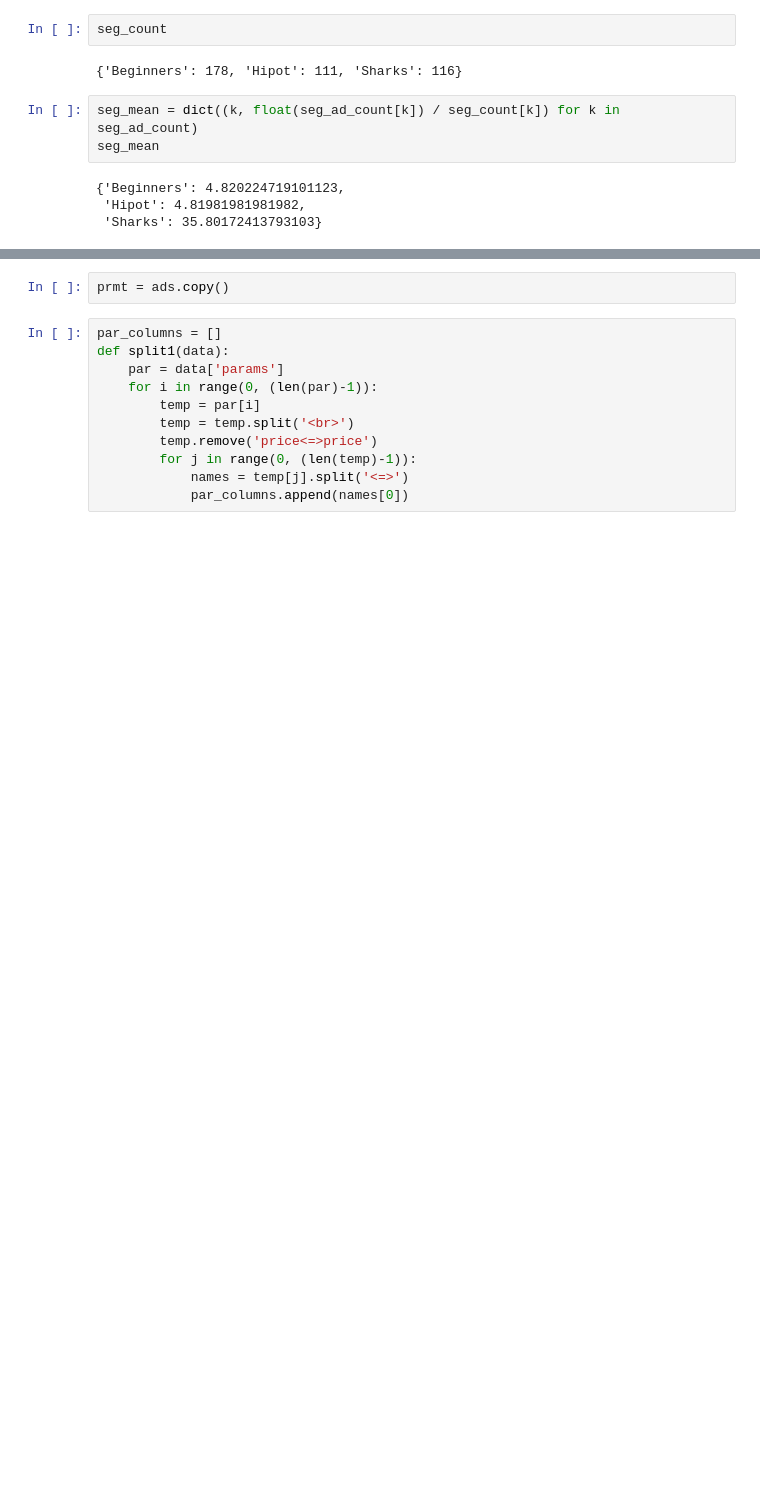
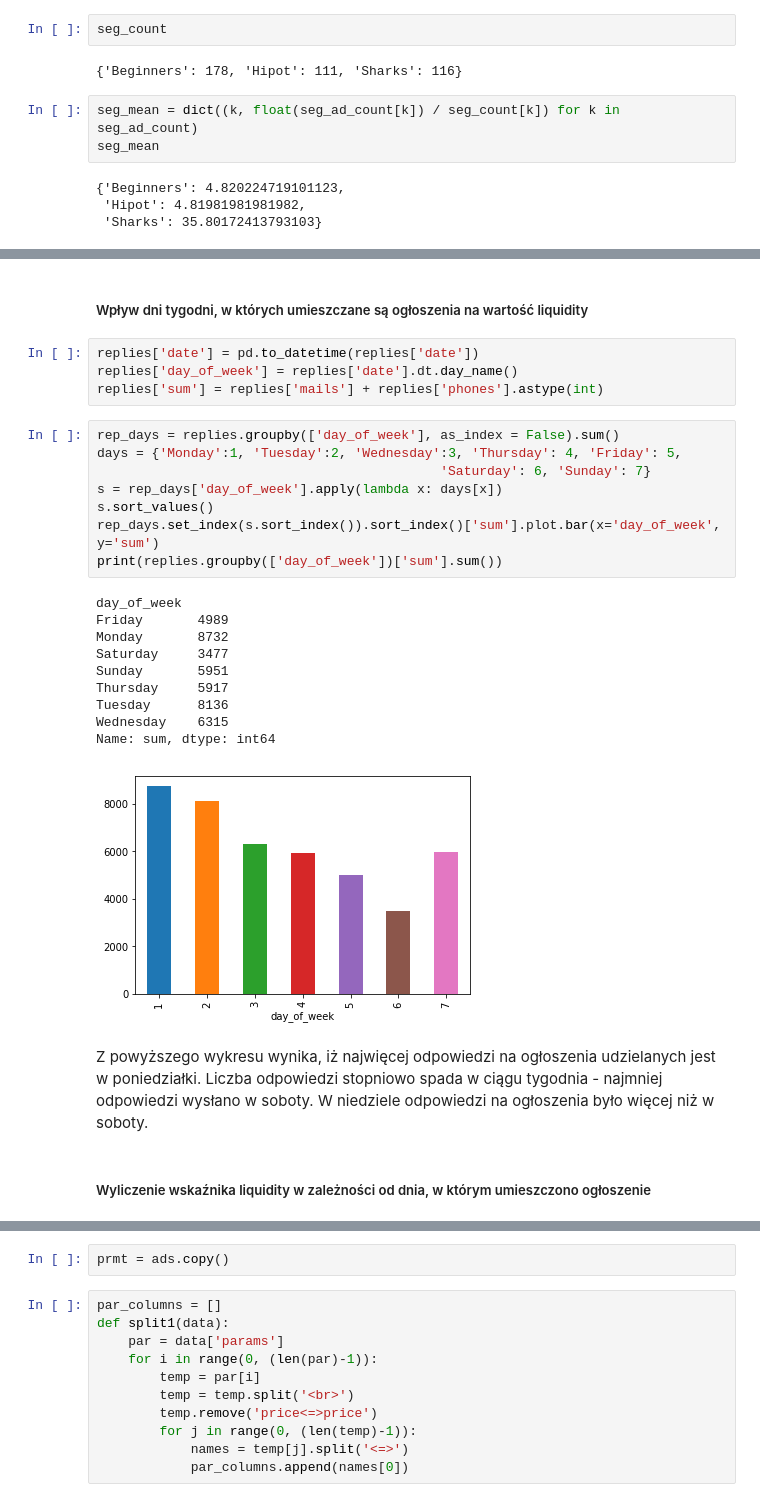
Before and after one commit to agnieszkajaniak/olx, a Jupyter notebook: Zadanie rekrutacyjne Otodom Product Analyst.ipynb, the cells around one changed output, grey strips where cells are left out. Drawn from its saved outputs; the diff is of its cells as text; blank space fills up the shorter version.

```diff
--- a/Zadanie rekrutacyjne Otodom Product Analyst.ipynb
+++ b/Zadanie rekrutacyjne Otodom Product Analyst.ipynb
@@ -269,0 +280,29 @@ W zbiorze danych istnieją 3 segmenty użytkowników: Beginners, Sharks oraz Hip
+# %% [markdown]
+##### Wpływ dni tygodni, w których umieszczane są ogłoszenia na wartość liquidity
+# %%
+replies['date'] = pd.to_datetime(replies['date'])
+replies['day_of_week'] = replies['date'].dt.day_name()
+replies['sum'] = replies['mails'] + replies['phones'].astype(int)
+# %%
+rep_days = replies.groupby(['day_of_week'], as_index = False).sum()
+days = {'Monday':1, 'Tuesday':2, 'Wednesday':3, 'Thursday': 4, 'Friday': 5,
+                                            'Saturday': 6, 'Sunday': 7}
+s = rep_days['day_of_week'].apply(lambda x: days[x])
+s.sort_values()
+rep_days.set_index(s.sort_index()).sort_index()['sum'].plot.bar(x='day_of_week', y='sum')
+print(replies.groupby(['day_of_week'])['sum'].sum())
+# %% [output]
+day_of_week
+Friday       4989
+Monday       8732
+Saturday     3477
+Sunday       5951
+Thursday     5917
+Tuesday      8136
+Wednesday    6315
+Name: sum, dtype: int64
+[figure, added]
+# %% [markdown]
+Z powyższego wykresu wynika, iż najwięcej odpowiedzi na ogłoszenia udzielanych jest w poniedziałki. Liczba odpowiedzi stopniowo spada w ciągu tygodnia - najmniej odpowiedzi wysłano w soboty. W niedziele odpowiedzi na ogłoszenia było więcej niż w soboty.
+# %% [markdown]
+##### Wyliczenie wskaźnika liquidity w zależności od dnia, w którym umieszczono ogłoszenie
```
Also changed, not shown: parts of 37 cells of this notebook, 3 other files.
